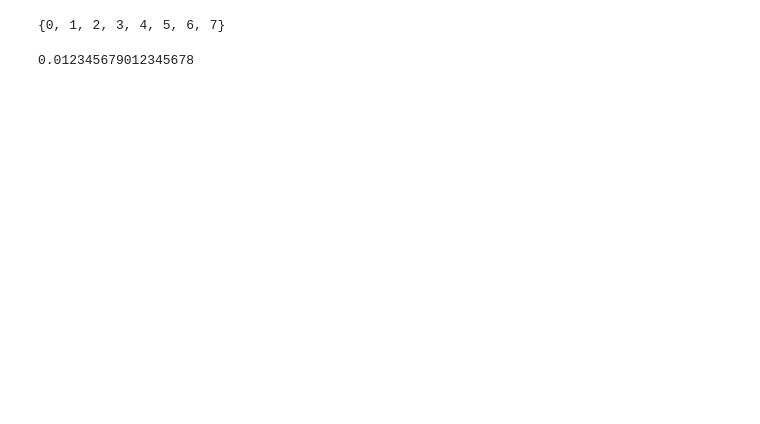
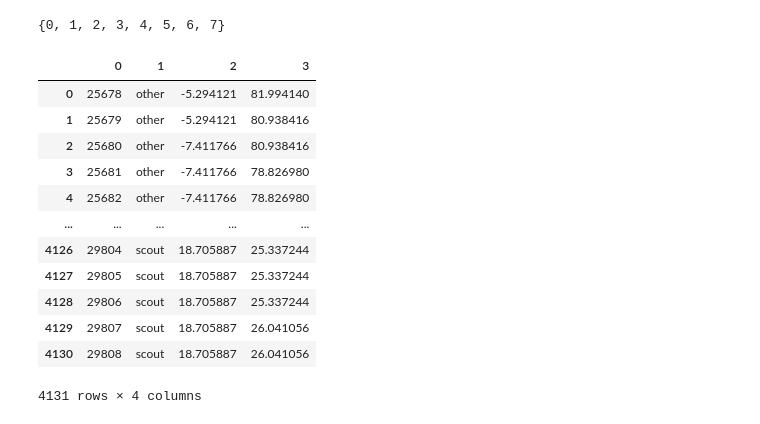
Before and after one commit to tommy-mor/tf2demopredictor, a Jupyter notebook: class_classifier/graph_mouse.ipynb, the cells around one changed output. Saved outputs shown, nothing was run; the diff lists cells and outputs as text; code cells hidden in the pictures; blank space fills up the shorter version.

```diff
--- a/class_classifier/graph_mouse.ipynb
+++ b/class_classifier/graph_mouse.ipynb
@@ -259,7 +271,20 @@ for x in Y_train:
 print(argmaxes)
 # %% [output]
 {0, 1, 2, 3, 4, 5, 6, 7}
-# %%
-1/ (9 * 9)
-# %% [output]
-0.012345679012345678
+# %%
+validation = pd.read_csv('validation.txt', skiprows=1, header=None)
+validation
+# %% [output]
+|  | 0 | 1 | 2 | 3 |
+| 0 | 25678 | other | -5.294121 | 81.994140 |
+| 1 | 25679 | other | -5.294121 | 80.938416 |
+| 2 | 25680 | other | -7.411766 | 80.938416 |
+| 3 | 25681 | other | -7.411766 | 78.826980 |
+| 4 | 25682 | other | -7.411766 | 78.826980 |
+| ... | ... | ... | ... | ... |
+| 4126 | 29804 | scout | 18.705887 | 25.337244 |
+| 4127 | 29805 | scout | 18.705887 | 25.337244 |
+| 4128 | 29806 | scout | 18.705887 | 25.337244 |
+| 4129 | 29807 | scout | 18.705887 | 26.041056 |
+| 4130 | 29808 | scout | 18.705887 | 26.041056 |
+4131 rows × 4 columns
```
Also changed, not shown: parts of 8 cells of this notebook, 2 other files.
